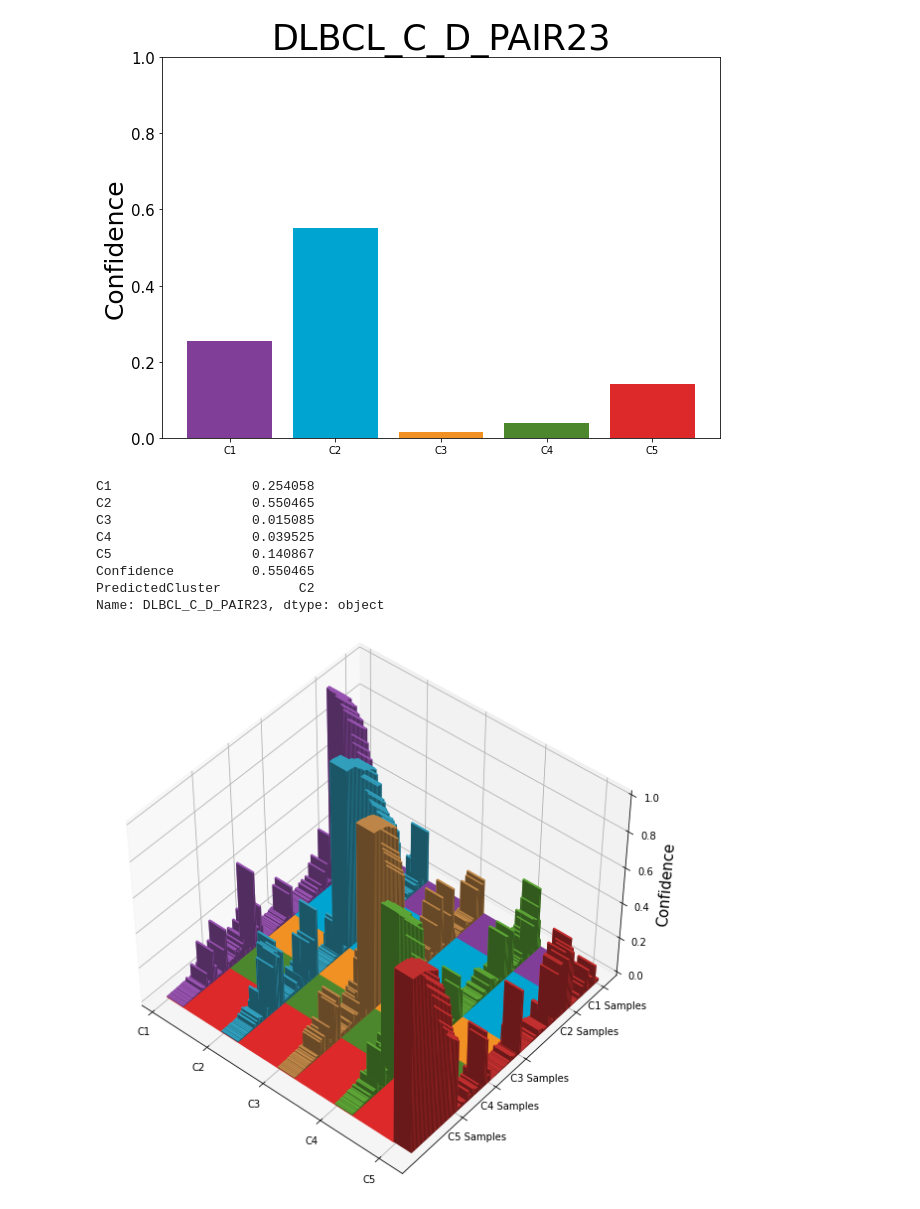
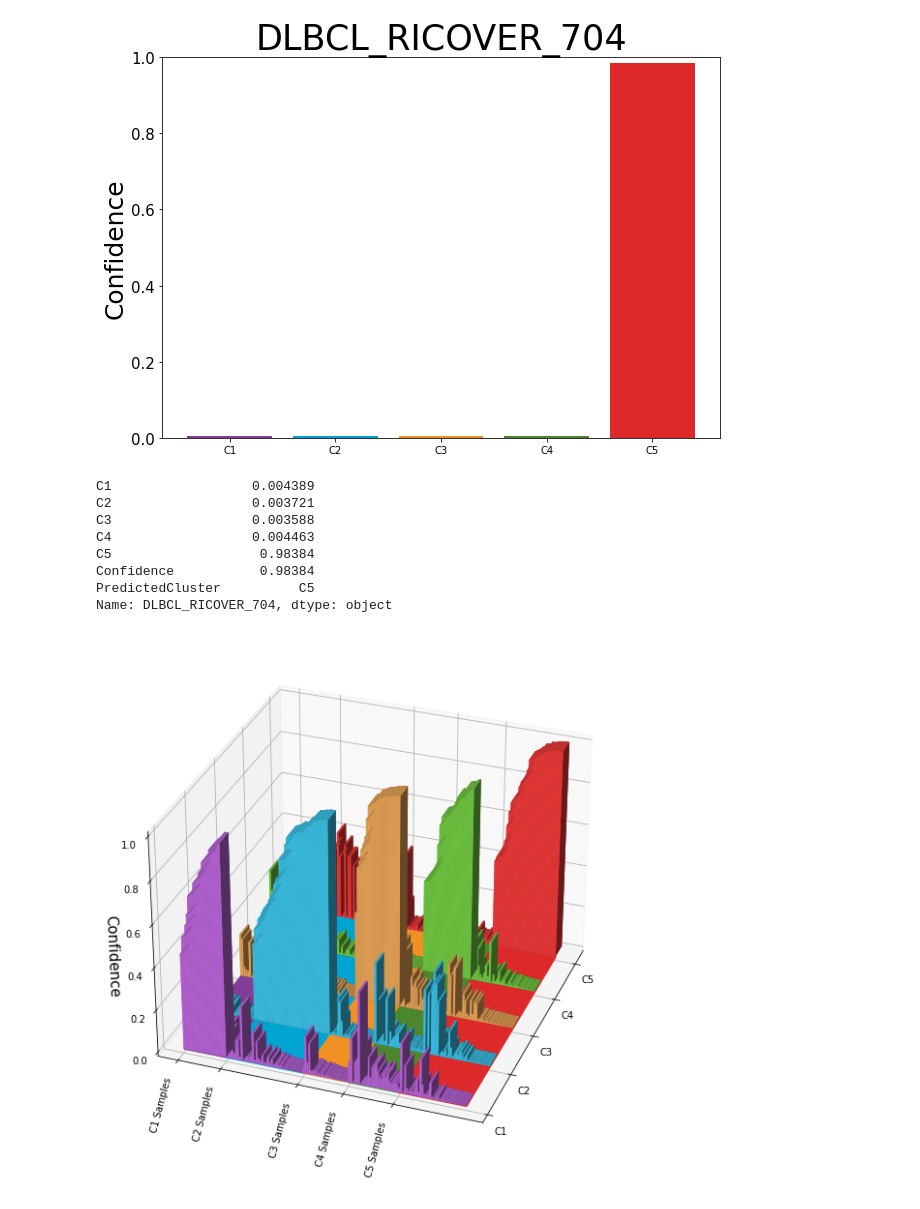
Before and after one commit to getzlab/DLBclass-tool, a Jupyter notebook: DLBclass_classify.ipynb, the cells around one changed output. Saved outputs shown, nothing was run; the diff lists cells and outputs as text; code cells hidden in the pictures.

```diff
--- a/DLBclass_classify.ipynb
+++ b/DLBclass_classify.ipynb
@@ -52,22 +54,22 @@ loaded
 ###########################################################
 
 # Change this here, and rerun this cell with the '>Run' button.
-sample = 'DLBCL_C_D_PAIR23'
+sample = 'DLBCL_RICOVER_704'
 #
 
 
 dlbclass.plot_sample_barplot(sample, classified_samples)
 classified_samples.loc[sample]
 # %% [output]
-[figure, old version]
+[figure, new version]
-C1                  0.254058
-C2                  0.550465
-C3                  0.015085
-C4                  0.039525
-C5                  0.140867
-Confidence          0.550465
-PredictedCluster          C2
-Name: DLBCL_C_D_PAIR23, dtype: object
+C1                  0.004389
+C2                  0.003721
+C3                  0.003588
+C4                  0.004463
+C5                   0.98384
+Confidence           0.98384
+PredictedCluster          C5
+Name: DLBCL_RICOVER_704, dtype: object
 # %%
 import numpy as np
 import matplotlib.pyplot as plt
@@ -76,7 +78,7 @@ import matplotlib.pyplot as plt
 # set up the figure and axes
 fig = plt.figure(figsize=(20, 10))
 ax1 = fig.add_subplot(projection='3d')
-ax1.view_init(elev=45, azim=130)
+ax1.view_init(elev=30, azim=20)
 
 
 y = np.repeat(np.array(range(149)), 5)  # sample index
@@ -84,32 +86,35 @@ x = [1,2,3,4,5] * 149  # cluster
 z = np.zeros_like(x)  # base coordinate (sits on bottom = 0)
 dx = 0.3
 dy = 1
 dz = classified_samples.iloc[:, 0:5].values.ravel() # confidence height
 colors_bar = ["#c56ce6", "#40cef5", "#f7af5e", "#79d647", "#fc3d3d"] * 149
 colors_plane = ["#803e98", "#00a4d1", "#f29123", "#4d872d", "#dd2929"]
 
 total = 0
 yticks = []
 for i, c in enumerate(['C1', 'C2', 'C3', 'C4', 'C5']):
     col = colors_plane[i]
     n_clus = sum(classified_samples['PredictedCluster'] == c)
     yticks.append(total)
     p_x = [1,1,5,5]
     p_y = [total,total+n_clus,total+n_clus,total]
     p_z = [0,0,0,0]
     verts = [list(zip(p_x,p_y,p_z))]
     ax1.add_collection3d(Poly3DCollection(verts, color=col))
     total += n_clus
 
 ax1.bar3d(x, y, z, dx, dy, dz, color=colors_bar, shade=True)
 ax1.invert_xaxis()
 ax1.set_xlim(5.3, 0.9)
 ax1.set_xticks([1,2,3,4,5])
 ax1.set_yticks(yticks)
 ax1.set_xticklabels(['C1', 'C2', 'C3', 'C4', 'C5'])
-ax1.set_yticklabels([x + ' Samples' for x in ['  C1', '  C2', '  C3', '  C4', '  C5']])
+ax1.set_yticklabels([x + ' Samples' for x in ['  C1', '  C2', '  C3', '  C4', '  C5']],
+                    rotation=75, ha="right")
 ax1.set_zlabel('Confidence', size=15)
 
 plt.show()
+
+fig.savefig('3d_confidence_plot_test.pdf')
 # %% [output]
-[figure, old version]
+[figure, new version]
```
Also changed, not shown: parts of 1 cell of this notebook, 2 other files.
